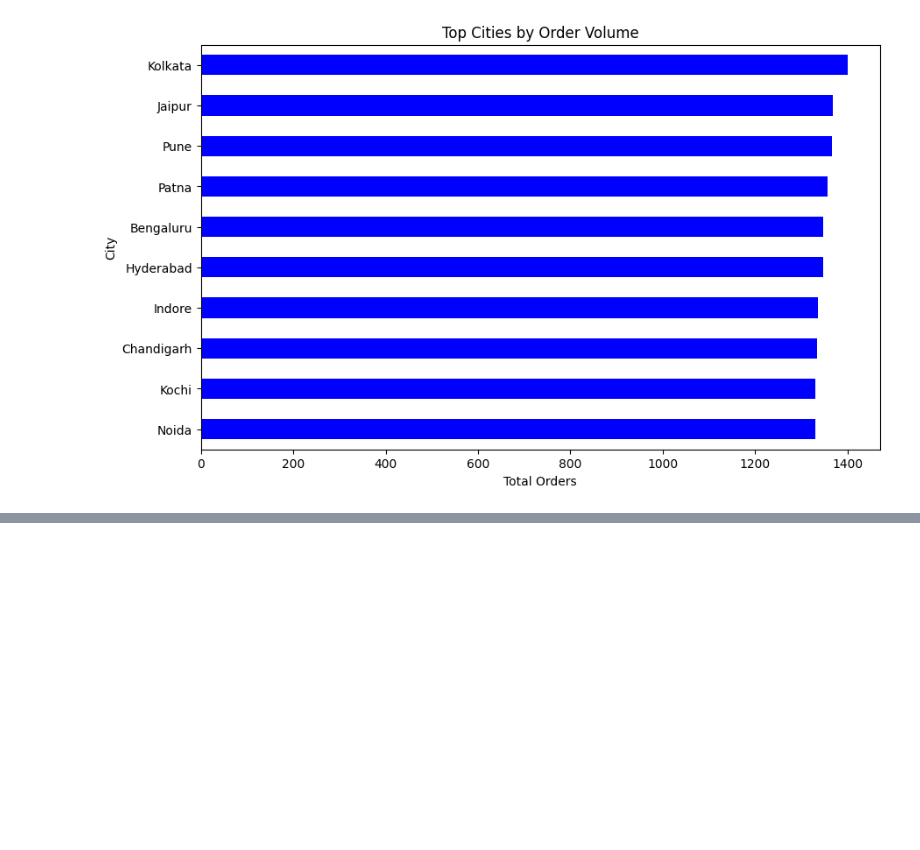
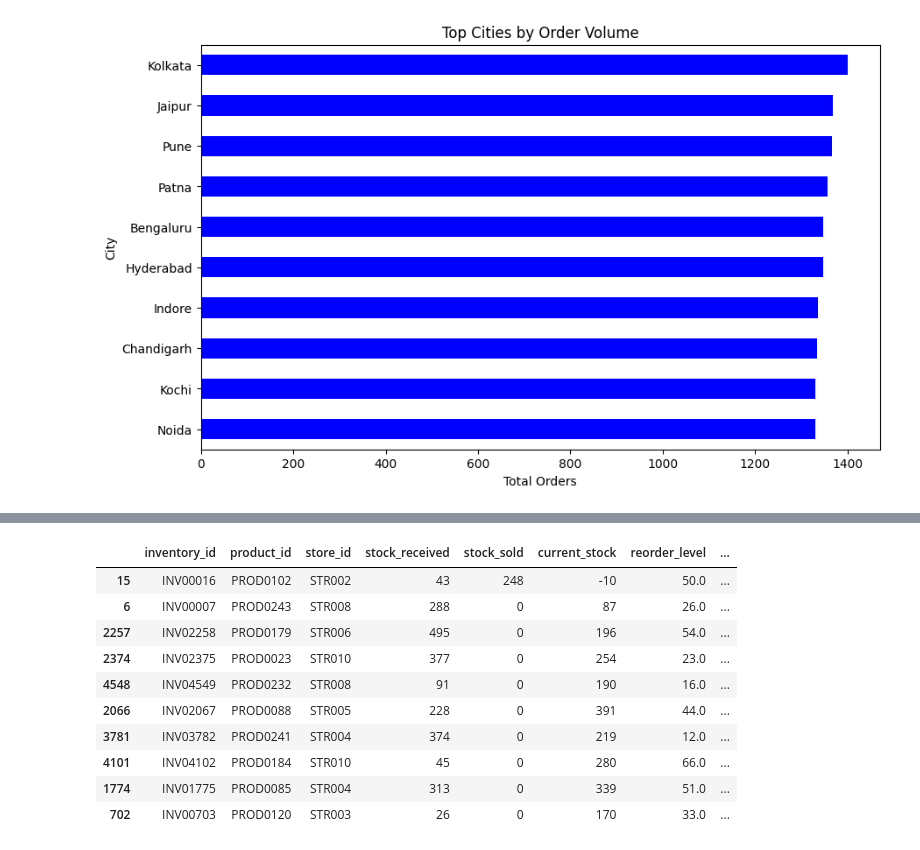
Before and after one commit to utkarshdhangar5/retail-sales-inventory-analytics, a Jupyter notebook: notebooks/ExploratoryDataAnalysis.ipynb, the cells around one changed output, grey strips where cells are left out. Saved outputs shown, nothing was run; the diff lists cells and outputs as text; code cells hidden in the pictures; blank space fills up the shorter version.

Commit message:
eda: improved inventory validation and dead stock candidate analysis

```diff
--- a/notebooks/ExploratoryDataAnalysis.ipynb
+++ b/notebooks/ExploratoryDataAnalysis.ipynb
@@ -1032,0 +1077,5 @@ plt.show()
+# %%
+inventory_products['movement_ratio'] = (
+    inventory_products['stock_sold'] /
+    inventory_products['current_stock']
+)
@@ -1032,0 +1084,13 @@ plt.show()
+# %%
+low_movement_products = inventory_products.sort_values(
+    by='movement_ratio'
+)
+
+low_movement_products[[
+    'product_id',
+    'product_name',
+    'category',
+    'current_stock',
+    'stock_sold',
+    'movement_ratio'
+]].head(10)
@@ -1032,0 +1109,14 @@ plt.show()
+# %%
+low_movement_products.head(10)
+# %% [output]
+|  | inventory_id | product_id | store_id | stock_received | stock_sold | current_stock | reorder_level | ... |
+| 15 | INV00016 | PROD0102 | STR002 | 43 | 248 | -10 | 50.0 | ... |
+| 6 | INV00007 | PROD0243 | STR008 | 288 | 0 | 87 | 26.0 | ... |
+| 2257 | INV02258 | PROD0179 | STR006 | 495 | 0 | 196 | 54.0 | ... |
+| 2374 | INV02375 | PROD0023 | STR010 | 377 | 0 | 254 | 23.0 | ... |
+| 4548 | INV04549 | PROD0232 | STR008 | 91 | 0 | 190 | 16.0 | ... |
+| 2066 | INV02067 | PROD0088 | STR005 | 228 | 0 | 391 | 44.0 | ... |
+| 3781 | INV03782 | PROD0241 | STR004 | 374 | 0 | 219 | 12.0 | ... |
+| 4101 | INV04102 | PROD0184 | STR010 | 45 | 0 | 280 | 66.0 | ... |
+| 1774 | INV01775 | PROD0085 | STR004 | 313 | 0 | 339 | 51.0 | ... |
+| 702 | INV00703 | PROD0120 | STR003 | 26 | 0 | 170 | 33.0 | ... |
```
Also changed, not shown: parts of 5 cells of this notebook.
